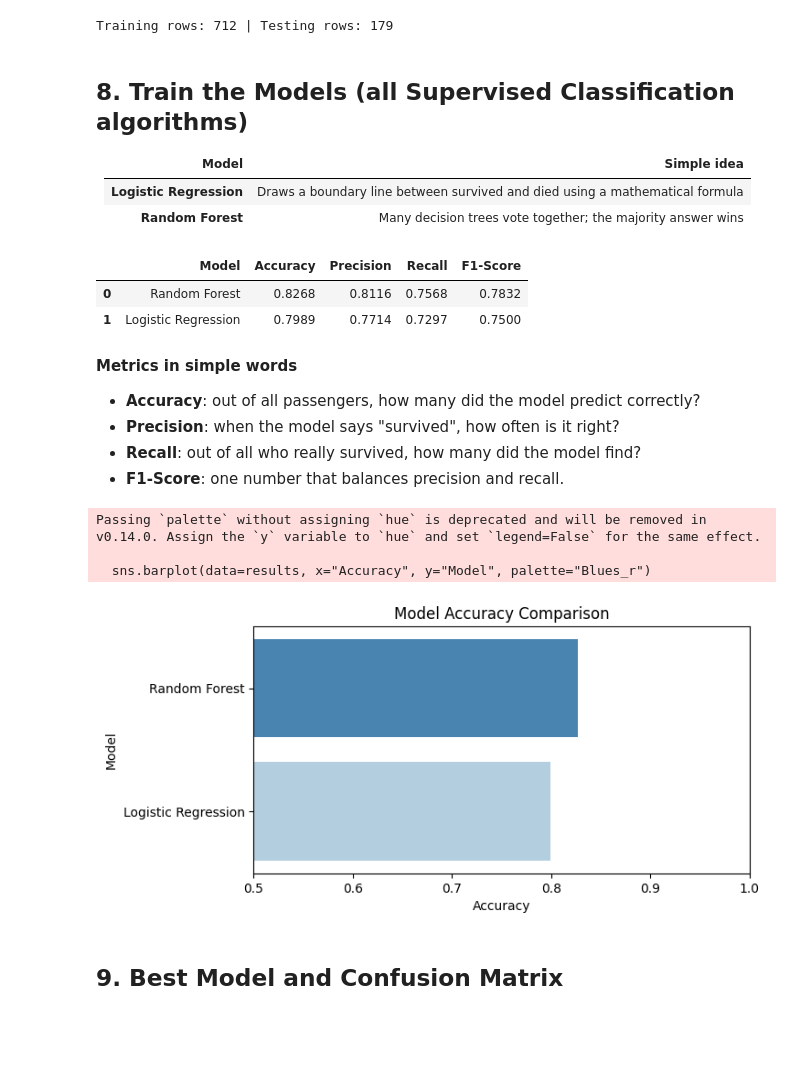
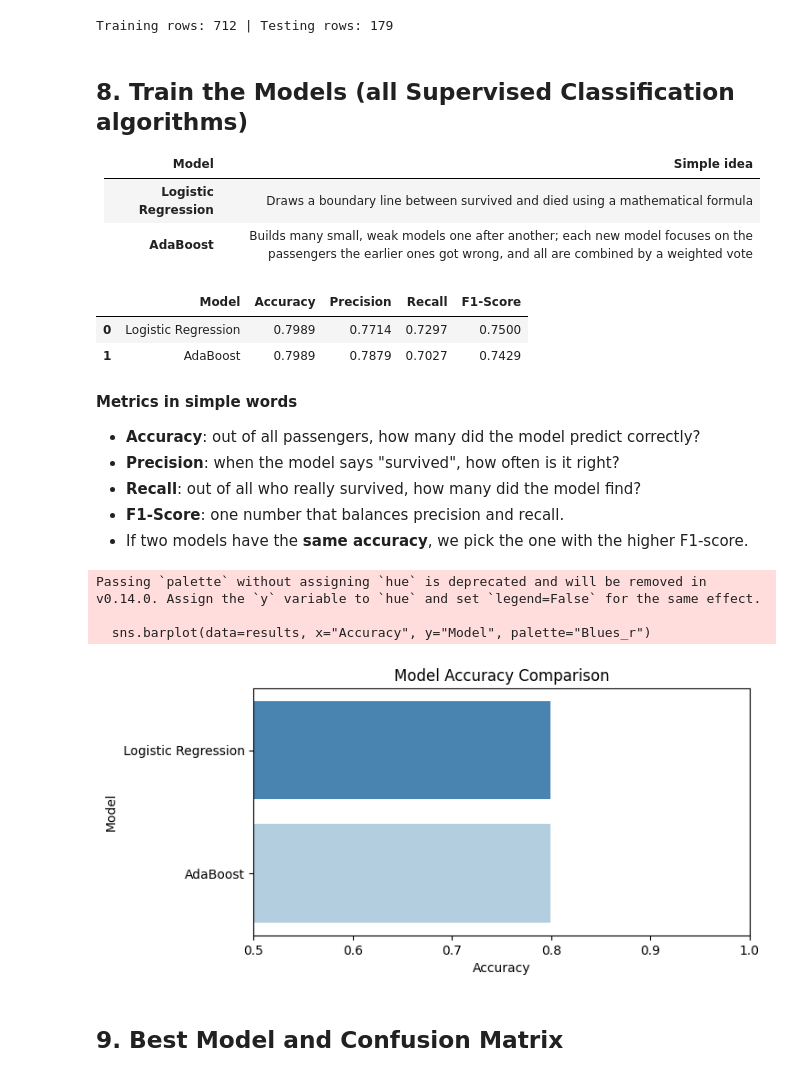
Before and after one commit to aniket123pathak/ML_mini_project, a Jupyter notebook: titanic_survival_prediction.ipynb, the cells around one changed output. Cells and saved outputs as stored; diff of their text form; code cells hidden in the pictures; blank space fills up the shorter version.

```diff
--- a/titanic_survival_prediction.ipynb
+++ b/titanic_survival_prediction.ipynb
@@ -160,40 +160,41 @@ Training rows: 712 | Testing rows: 179
 | Model | Simple idea |
 |---|---|
 | **Logistic Regression** | Draws a boundary line between survived and died using a mathematical formula |
-| **Random Forest** | Many decision trees vote together; the majority answer wins |
+| **AdaBoost** | Builds many small, weak models one after another; each new model focuses on the passengers the earlier ones got wrong, and all are combined by a weighted vote |
 # %%
 models = {
     "Logistic Regression": LogisticRegression(max_iter=1000),
-    "Random Forest": RandomForestClassifier(n_estimators=100, random_state=42),
+    "AdaBoost": AdaBoostClassifier(n_estimators=50, random_state=42),
 }
 
 rows = []
 predictions = {}
 for name, model in models.items():
     model.fit(X_train, y_train)          # learn from training data
     pred = model.predict(X_test)         # predict on unseen test data
     predictions[name] = pred
     rows.append({
         "Model": name,
         "Accuracy": accuracy_score(y_test, pred),
         "Precision": precision_score(y_test, pred),
         "Recall": recall_score(y_test, pred),
         "F1-Score": f1_score(y_test, pred),
     })
 
-results = pd.DataFrame(rows).round(4).sort_values("Accuracy", ascending=False).reset_index(drop=True)
+results = pd.DataFrame(rows).round(4).sort_values(["Accuracy", "F1-Score"], ascending=False).reset_index(drop=True)
 results.to_csv("model_comparison.csv", index=False)
 results
 # %% [output]
 |  | Model | Accuracy | Precision | Recall | F1-Score |
-| 0 | Random Forest | 0.8268 | 0.8116 | 0.7568 | 0.7832 |
-| 1 | Logistic Regression | 0.7989 | 0.7714 | 0.7297 | 0.7500 |
+| 0 | Logistic Regression | 0.7989 | 0.7714 | 0.7297 | 0.7500 |
+| 1 | AdaBoost | 0.7989 | 0.7879 | 0.7027 | 0.7429 |
 # %% [markdown]
 **Metrics in simple words**
 - **Accuracy**: out of all passengers, how many did the model predict correctly?
 - **Precision**: when the model says "survived", how often is it right?
 - **Recall**: out of all who really survived, how many did the model find?
 - **F1-Score**: one number that balances precision and recall.
+- If two models have the **same accuracy**, we pick the one with the higher F1-score.
 # %%
 plt.figure(figsize=(7, 3.5))
 sns.barplot(data=results, x="Accuracy", y="Model", palette="Blues_r")
@@ -203,7 +204,7 @@ plt.show()
 Passing `palette` without assigning `hue` is deprecated and will be removed in v0.14.0. Assign the `y` variable to `hue` and set `legend=False` for the same effect.
 
   sns.barplot(data=results, x="Accuracy", y="Model", palette="Blues_r")
-[figure, old version]
+[figure, new version]
 # %% [markdown]
 ## 9. Best Model and Confusion Matrix
 # %%
```
Also changed, not shown: parts of 6 cells of this notebook, 6 other files.
